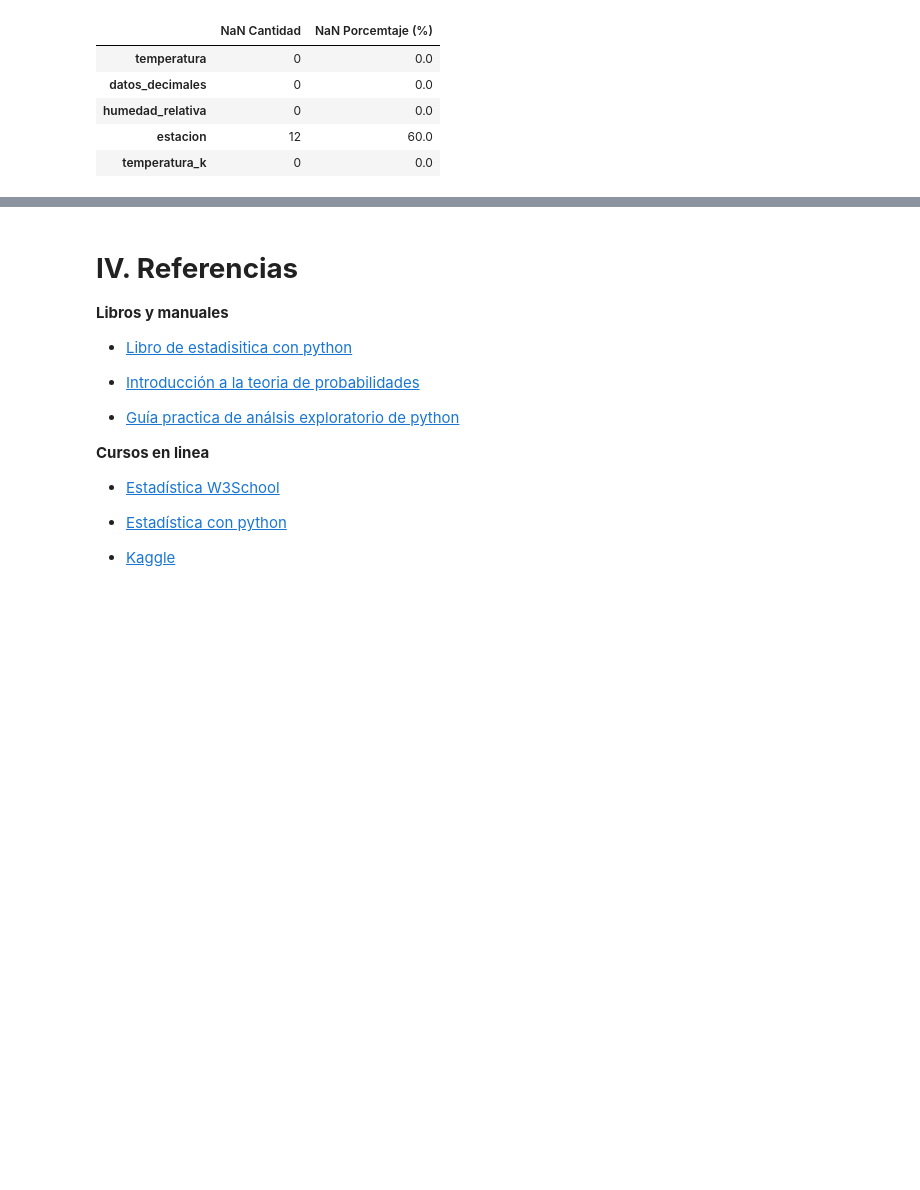
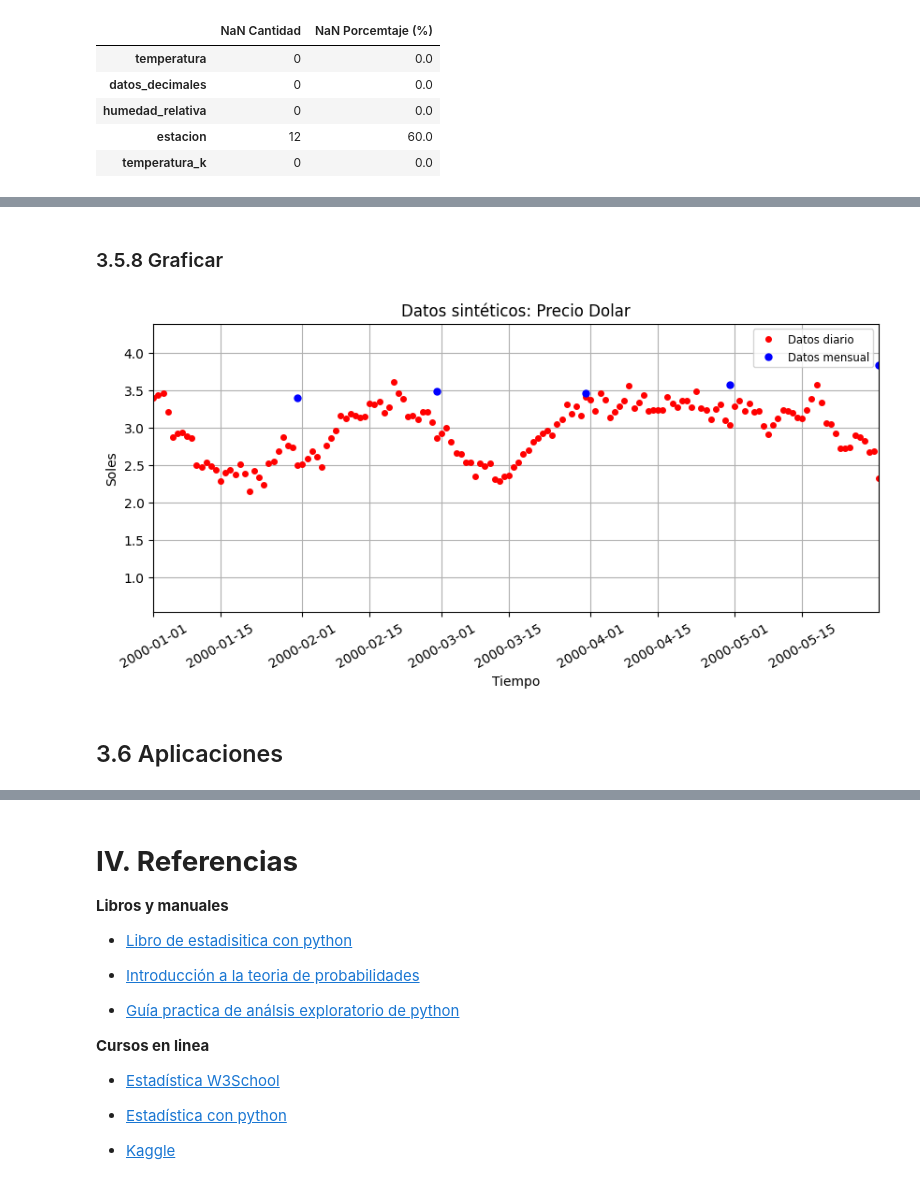
Before and after one commit to vrrp/sachabook_bigdata, a Jupyter notebook: _build/jupyter_execute/docs/03_programación_basica_python_AI.ipynb, the cells around one changed output, grey strips where cells are left out. Cells and saved outputs as stored; diff of their text form; code cells hidden in the pictures; blank space fills up the shorter version.

```diff
--- a/_build/jupyter_execute/docs/03_programación_basica_python_AI.ipynb
+++ b/_build/jupyter_execute/docs/03_programación_basica_python_AI.ipynb
@@ -1195,0 +1270,12 @@ Valores NaN después de interpolación 'polynomial' (orden 2):
+# %%
+df_diario = precio_dolar_sintetico(
+    fecha_inicial='2000-01-01',
+    fecha_final='2001-12-31',
+    frecuencia='D',
+    precio_base=3.4,
+    volatilidad=0.05,
+    random_seed=428
+)
+print("\nDatos Diarios (primeras 5 filas):")
+display(df_diario.head())
+print(f"Número de registros (Diarios): {len(df_diario)}")
@@ -1195,0 +1293,12 @@ Valores NaN después de interpolación 'polynomial' (orden 2):
+# %%
+df_mensual = precio_dolar_sintetico(
+    fecha_inicial='2000-01-01',
+    fecha_final='2001-12-31',
+    frecuencia='ME',
+    precio_base=3.4,
+    volatilidad=0.05,
+    random_seed=42
+)
+print("\nDatos Mensuales (primeras 5 filas):")
+display(df_mensual.head())
+print(f"Número de registros (Mensuales): {len(df_mensual)}")
@@ -1195,0 +1395,25 @@ Valores NaN después de interpolación 'polynomial' (orden 2):
+# %% [markdown]
+### 3.5.8 Graficar
+# %%
+from datetime import datetime
+import matplotlib.pyplot as plt
+
+fig, axes = plt.subplots(nrows=1, ncols=1, figsize=(10, 4))
+axes.plot(df_diario['Fecha'], df_diario['Precio_Dolar'], "ro", markersize=4, lw=0.4, label="Datos diario")
+axes.plot(df_mensual['Fecha'],df_mensual['Precio_Dolar'], "bo", markersize=5, lw=0.35, label="Datos mensual")
+
+start_date = datetime(2000, 1, 1)
+end_date = datetime(2000, 5, 31)
+plt.xlim(start_date, end_date)
+
+plt.xticks(rotation=30)
+
+axes.set_ylabel("Soles")
+axes.set_xlabel("Tiempo")
+axes.set_title("Datos sintéticos: Precio Dolar")
+axes.legend( loc='upper right', fontsize='small') # loc: lower, upper:left, right, center
+axes.grid(True)
+# %% [output]
+[figure, added]
+# %% [markdown]
+## 3.6 Aplicaciones
```
Also changed, not shown: parts of 44 cells of this notebook, 9 other files.
